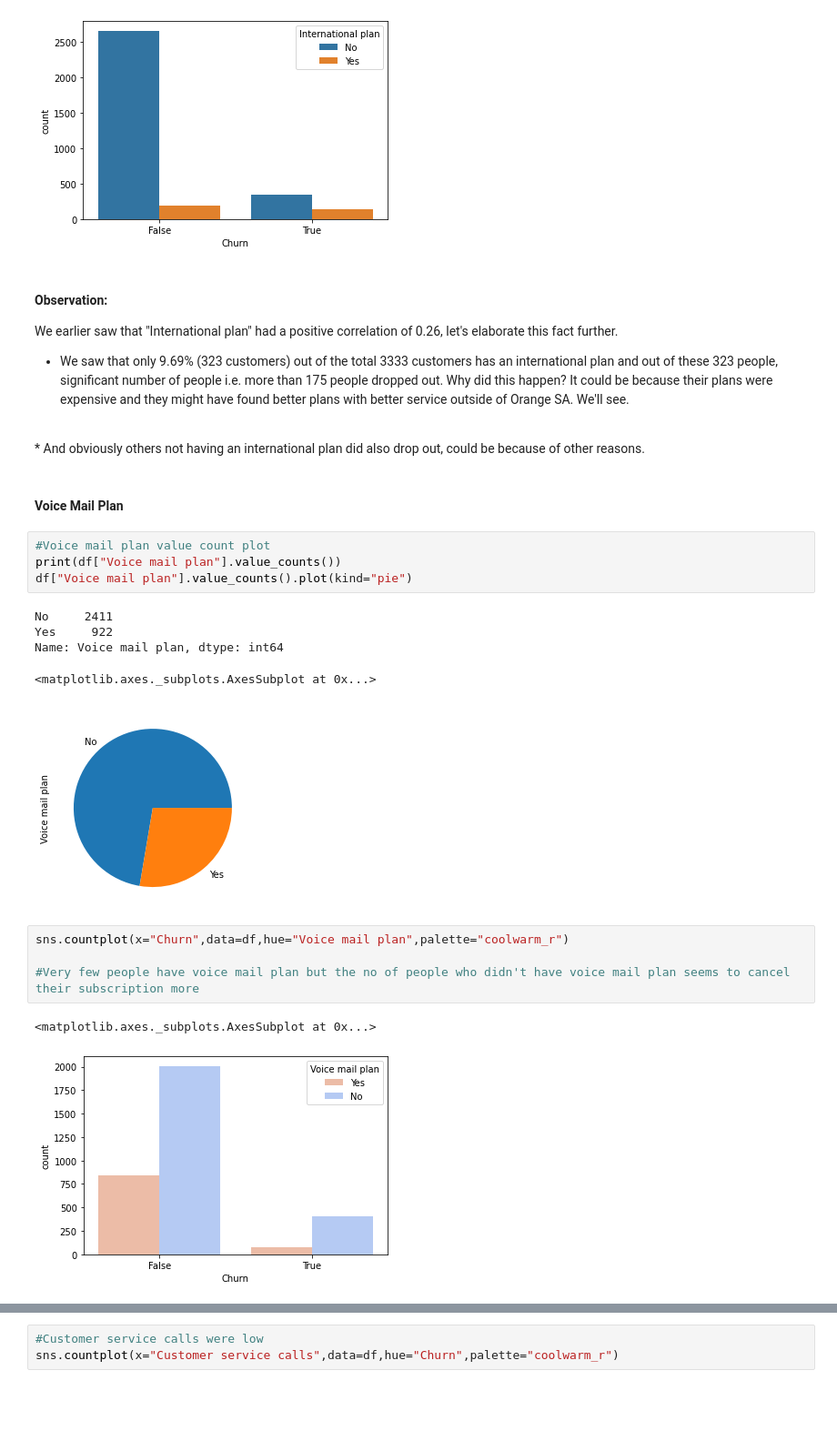
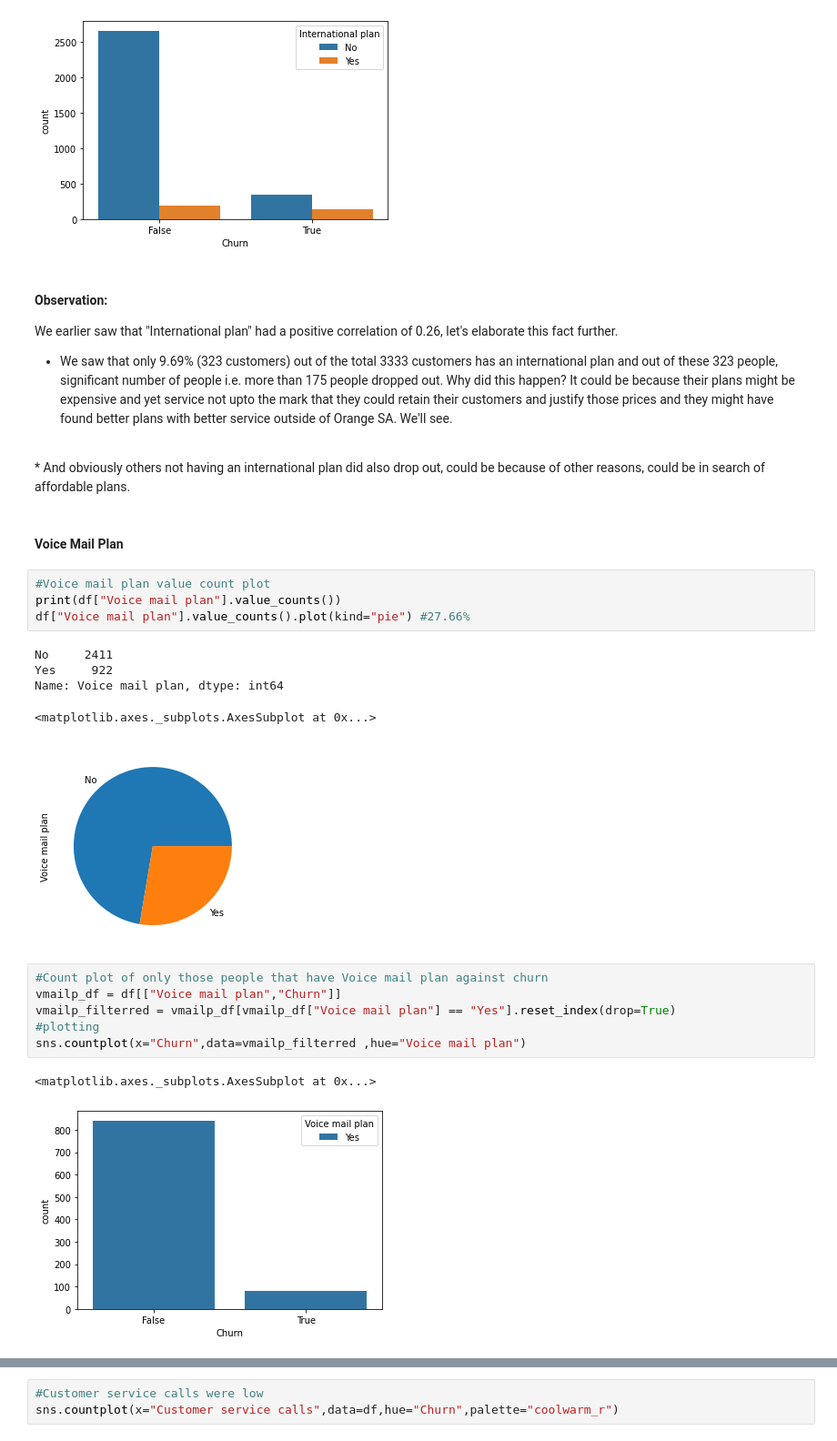
Before and after one commit to vithika-karan/Churn-Data-Analysis, a Jupyter notebook: Telecom_Churn_Analysis_Capstone_Project.ipynb, the cells around one changed output, grey strips where cells are left out. Shown: that part at 91% size. Saved outputs shown, nothing was run; the diff lists cells and outputs as text; blank space fills up the shorter version.

```diff
--- a/Telecom_Churn_Analysis_Capstone_Project.ipynb
+++ b/Telecom_Churn_Analysis_Capstone_Project.ipynb
@@ -163,25 +192,27 @@ sns.countplot(x="Churn",data=df,hue="International plan")
 # %% [markdown]
 #### Observation:
 We earlier saw that "International plan" had a positive correlation of 0.26, let's elaborate this fact further. <br/>
-* We saw that only 9.69% (323 customers) out of the total 3333 customers has an international plan and out of these 323 people, significant number of people i.e. more than 175 people dropped out. Why did this happen? It could be because their plans were expensive and they might have found better plans with better service outside of Orange SA. We'll see.
+* We saw that only 9.69% (323 customers) out of the total 3333 customers has an international plan and out of these 323 people, significant number of people i.e. more than 175 people dropped out. Why did this happen? It could be because their plans might be expensive and yet service not upto the mark that they could retain their customers and justify those prices and they might have found better plans with better service outside of Orange SA. We'll see.
 <br/>
-* And obviously others not having an international plan did also drop out, could be because of other reasons.
+* And obviously others not having an international plan did also drop out, could be because of other reasons, could be in search of affordable plans.
 # %% [markdown]
 #### Voice Mail Plan
 # %%
 #Voice mail plan value count plot
 print(df["Voice mail plan"].value_counts())
-df["Voice mail plan"].value_counts().plot(kind="pie")
+df["Voice mail plan"].value_counts().plot(kind="pie") #27.66%
 # %% [output]
 No     2411
 Yes     922
 Name: Voice mail plan, dtype: int64
 <matplotlib.axes._subplots.AxesSubplot at 0x...>
 [figure]
-# %%
-sns.countplot(x="Churn",data=df,hue="Voice mail plan",palette="coolwarm_r")
-
-#Very few people have voice mail plan but the no of people who didn't have voice mail plan seems to cancel their subscription more
-# %% [output]
-<matplotlib.axes._subplots.AxesSubplot at 0x...>
-[figure, removed]
+# %%
+#Count plot of only those people that have Voice mail plan against churn
+vmailp_df = df[["Voice mail plan","Churn"]]
+vmailp_filterred = vmailp_df[vmailp_df["Voice mail plan"] == "Yes"].reset_index(drop=True)
+#plotting
+sns.countplot(x="Churn",data=vmailp_filterred ,hue="Voice mail plan")
+# %% [output]
+<matplotlib.axes._subplots.AxesSubplot at 0x...>
+[figure, added]
```
Also changed, not shown: parts of 25 cells of this notebook.
